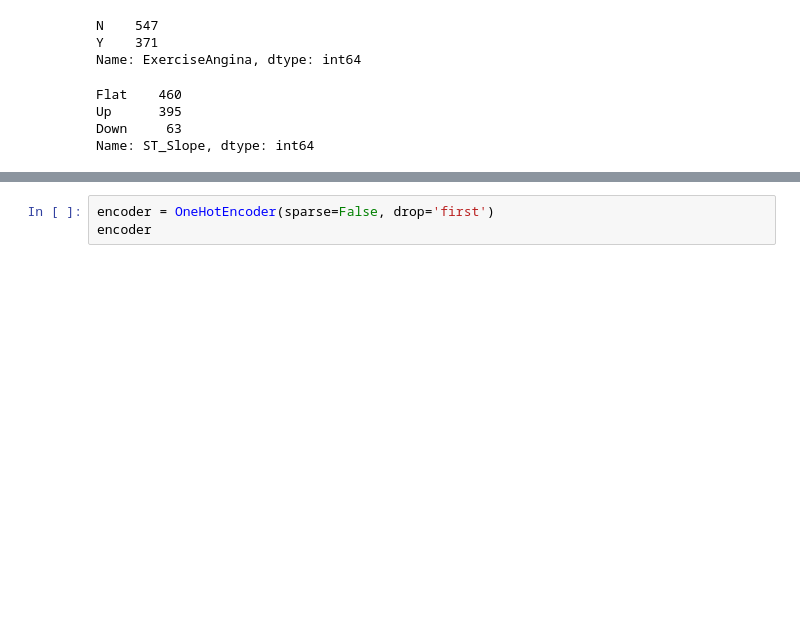
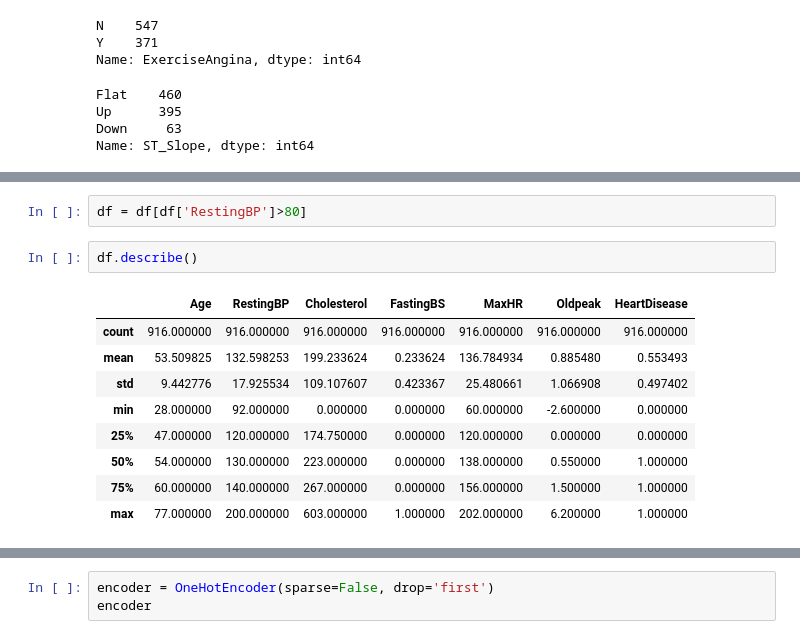
Before and after one commit to ds-leehanjin/heart_failure, a Jupyter notebook: index_OSEMN_plus_mvp.ipynb, the cells around one changed output, grey strips where cells are left out. Cells and saved outputs as stored; diff of their text form; blank space fills up the shorter version.

```diff
--- a/index_OSEMN_plus_mvp.ipynb
+++ b/index_OSEMN_plus_mvp.ipynb
@@ -421,0 +462,14 @@ for col in num_cols:
+# %%
+df = df[df['RestingBP']>80]
+# %%
+df.describe()
+# %% [output]
+|  | Age | RestingBP | Cholesterol | FastingBS | MaxHR | Oldpeak | HeartDisease |
+| count | 916.000000 | 916.000000 | 916.000000 | 916.000000 | 916.000000 | 916.000000 | 916.000000 |
+| mean | 53.509825 | 132.598253 | 199.233624 | 0.233624 | 136.784934 | 0.885480 | 0.553493 |
+| std | 9.442776 | 17.925534 | 109.107607 | 0.423367 | 25.480661 | 1.066908 | 0.497402 |
+| min | 28.000000 | 92.000000 | 0.000000 | 0.000000 | 60.000000 | -2.600000 | 0.000000 |
+| 25% | 47.000000 | 120.000000 | 174.750000 | 0.000000 | 120.000000 | 0.000000 | 0.000000 |
+| 50% | 54.000000 | 130.000000 | 223.000000 | 0.000000 | 138.000000 | 0.550000 | 1.000000 |
+| 75% | 60.000000 | 140.000000 | 267.000000 | 0.000000 | 156.000000 | 1.500000 | 1.000000 |
+| max | 77.000000 | 200.000000 | 603.000000 | 1.000000 | 202.000000 | 6.200000 | 1.000000 |
```
Also changed, not shown: parts of 17 cells of this notebook.
